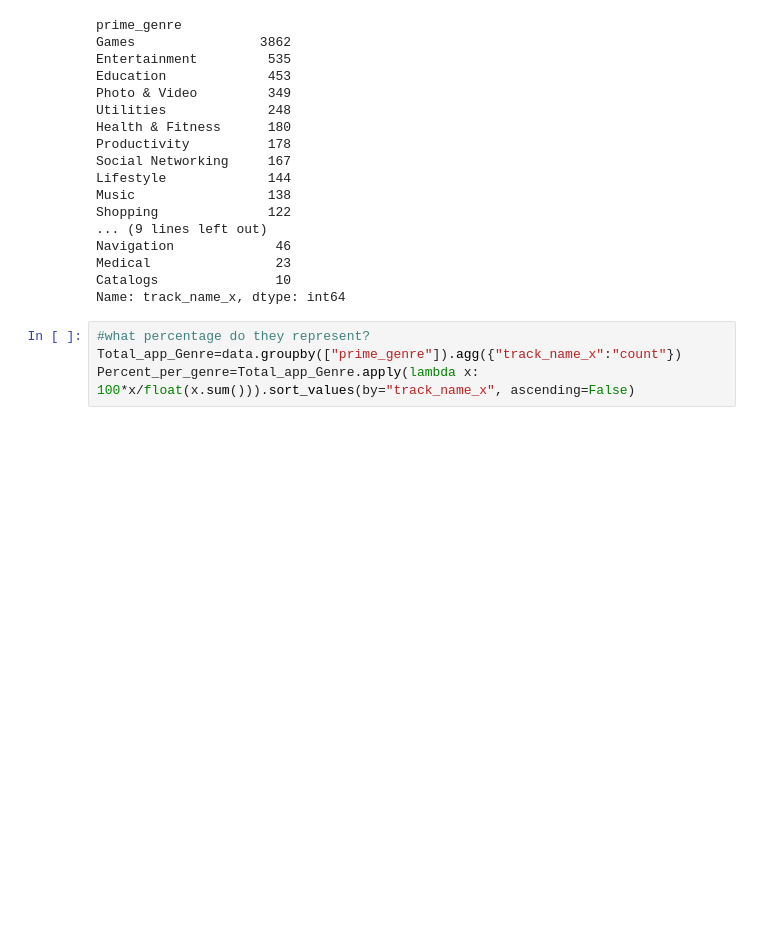
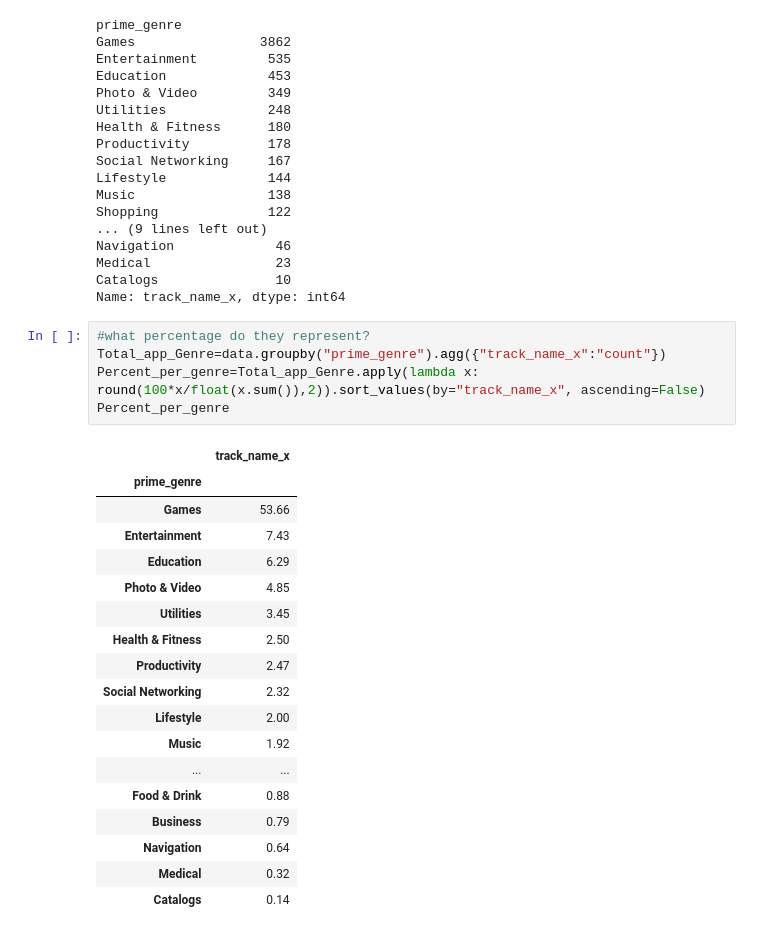
Before and after one commit to DanielaNy/Pyladies_Amsterdam_Capstone_Project, a Jupyter notebook: Data_Analysis_Melissa.ipynb, the cells around one changed output. Saved outputs shown, nothing was run; the diff lists cells and outputs as text; blank space fills up the shorter version.

```diff
--- a/Data_Analysis_Melissa.ipynb
+++ b/Data_Analysis_Melissa.ipynb
@@ -125,5 +125,25 @@ Catalogs               10
 Name: track_name_x, dtype: int64
 # %%
 #what percentage do they represent?
-Total_app_Genre=data.groupby(["prime_genre"]).agg({"track_name_x":"count"})
-Percent_per_genre=Total_app_Genre.apply(lambda x: 100*x/float(x.sum())).sort_values(by="track_name_x", ascending=False)
+Total_app_Genre=data.groupby("prime_genre").agg({"track_name_x":"count"})
+Percent_per_genre=Total_app_Genre.apply(lambda x: round(100*x/float(x.sum()),2)).sort_values(by="track_name_x", ascending=False)
+Percent_per_genre
+# %% [output]
+|  | track_name_x |
+| prime_genre |  |
+| Games | 53.66 |
+| Entertainment | 7.43 |
+| Education | 6.29 |
+| Photo & Video | 4.85 |
+| Utilities | 3.45 |
+| Health & Fitness | 2.50 |
+| Productivity | 2.47 |
+| Social Networking | 2.32 |
+| Lifestyle | 2.00 |
+| Music | 1.92 |
+| ... | ... |
+| Food & Drink | 0.88 |
+| Business | 0.79 |
+| Navigation | 0.64 |
+| Medical | 0.32 |
+| Catalogs | 0.14 |
```
Also changed, not shown: parts of 5 cells of this notebook.
